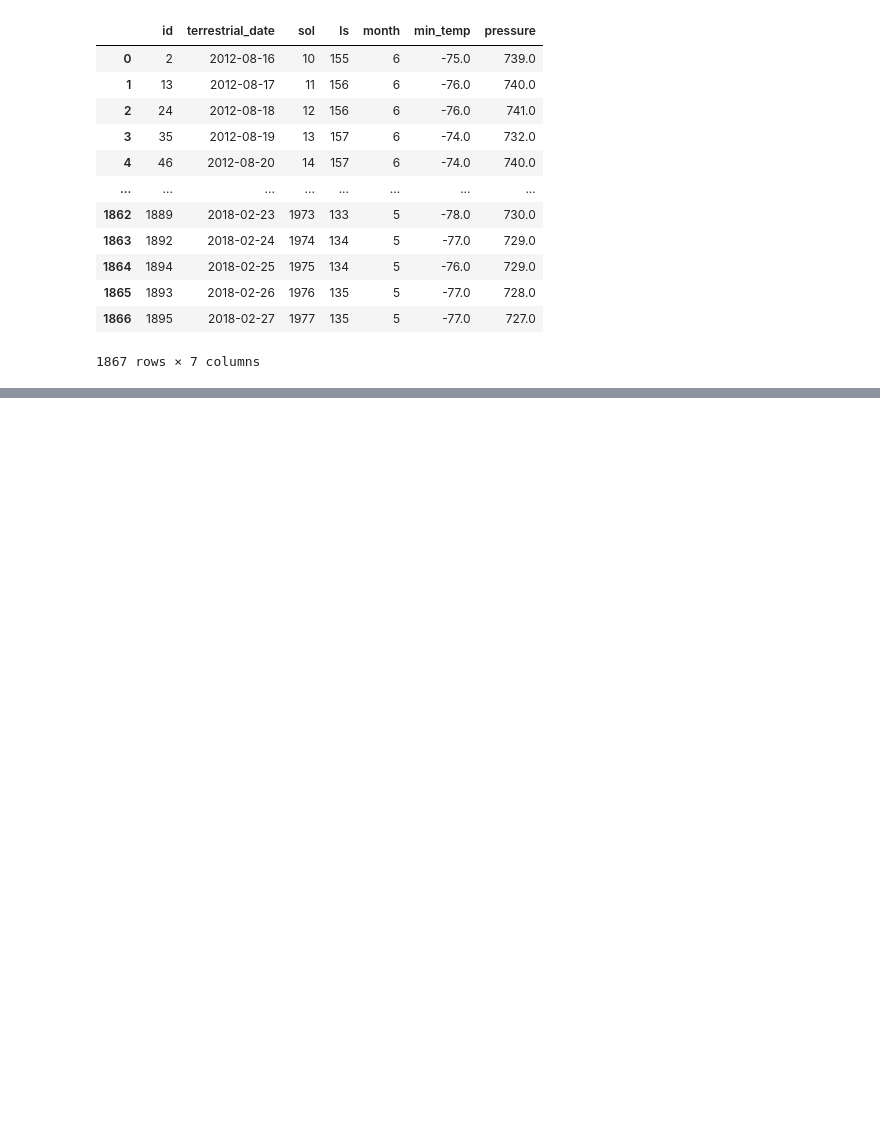
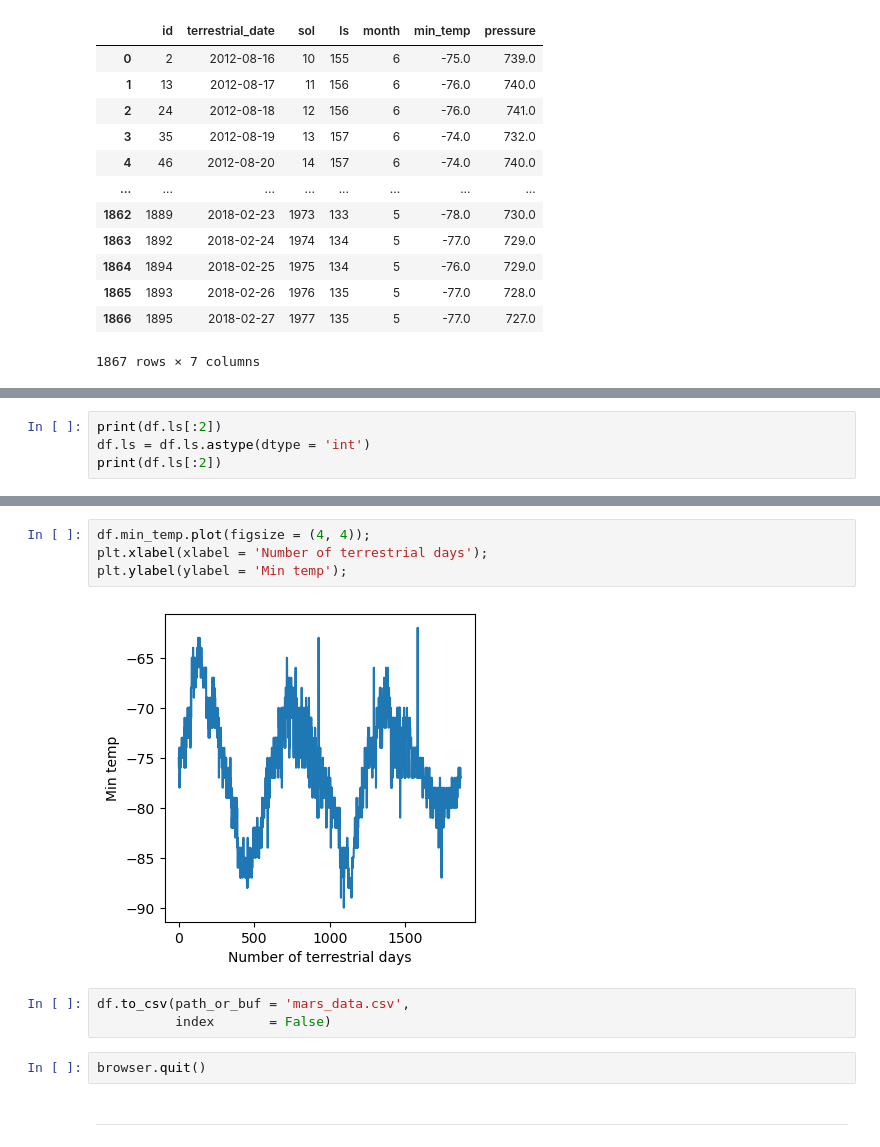
Before and after one commit to heracliteanflux/exercises-python, a Jupyter notebook: web_scraping/notebook.ipynb, the cells around one changed output, grey strips where cells are left out. Cells and saved outputs as stored; diff of their text form; blank space fills up the shorter version.

```diff
--- a/web_scraping/notebook.ipynb
+++ b/web_scraping/notebook.ipynb
@@ -119,0 +161,4 @@ df
+# %%
+print(df.ls[:2])
+df.ls = df.ls.astype(dtype = 'int')
+print(df.ls[:2])
@@ -130,0 +328,13 @@ dtype: object
+# %%
+df.min_temp.plot(figsize = (4, 4));
+plt.xlabel(xlabel = 'Number of terrestrial days');
+plt.ylabel(ylabel = 'Min temp');
+# %% [output]
+[figure, added]
+# %%
+df.to_csv(path_or_buf = 'mars_data.csv',
+          index       = False)
+# %%
+browser.quit()
+# %% [markdown]
+---
```
Also changed, not shown: parts of 24 cells of this notebook, 2 other files.
